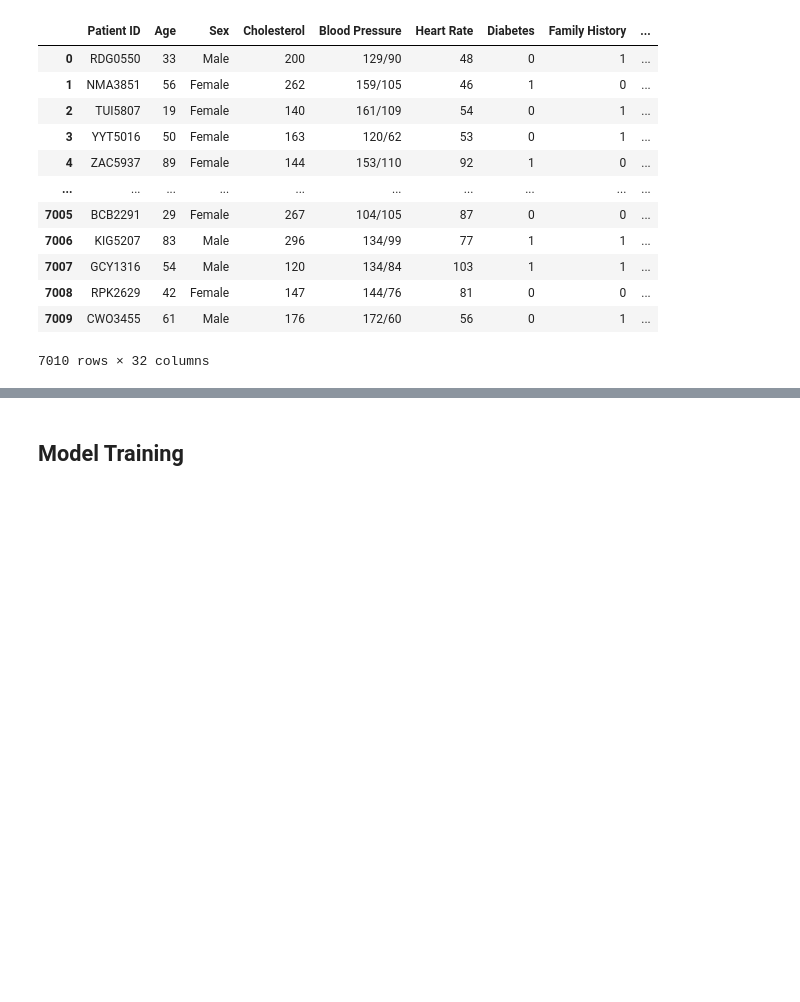
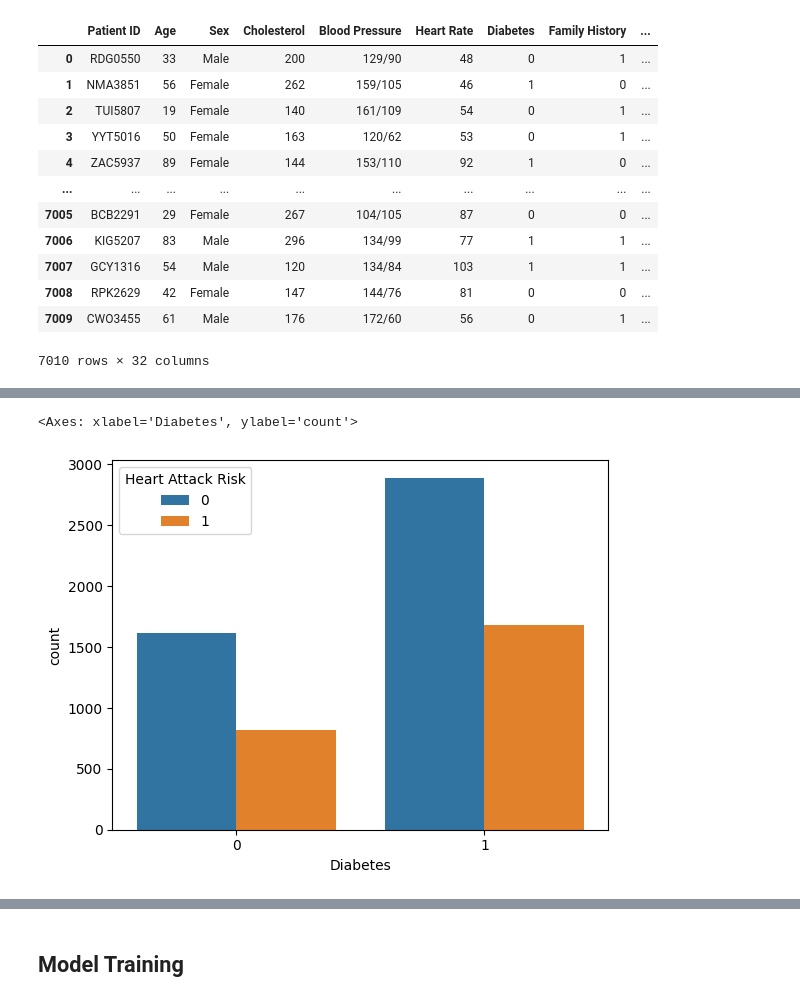
Before and after one commit to thassung/AIT_cp2023, a Jupyter notebook: main.ipynb, the cells around one changed output, grey strips where cells are left out. Saved outputs shown, nothing was run; the diff lists cells and outputs as text; code cells hidden in the pictures; blank space fills up the shorter version.

```diff
--- a/main.ipynb
+++ b/main.ipynb
@@ -406,0 +346,5 @@ data.head()
+# %%
+sns.countplot(data, x='Diabetes', hue='Heart Attack Risk')
+# %% [output]
+<Axes: xlabel='Diabetes', ylabel='count'>
+[figure, added]
```
Also changed, not shown: parts of 129 cells of this notebook, 19 other files.
